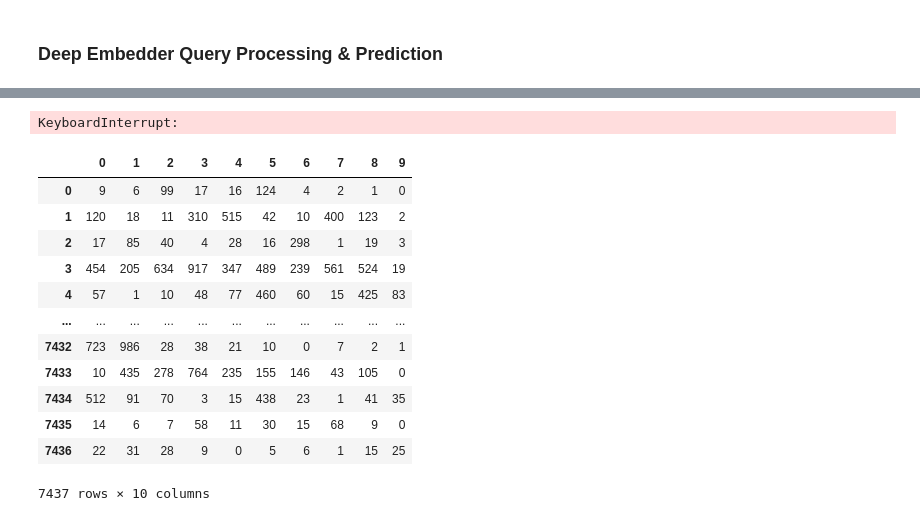
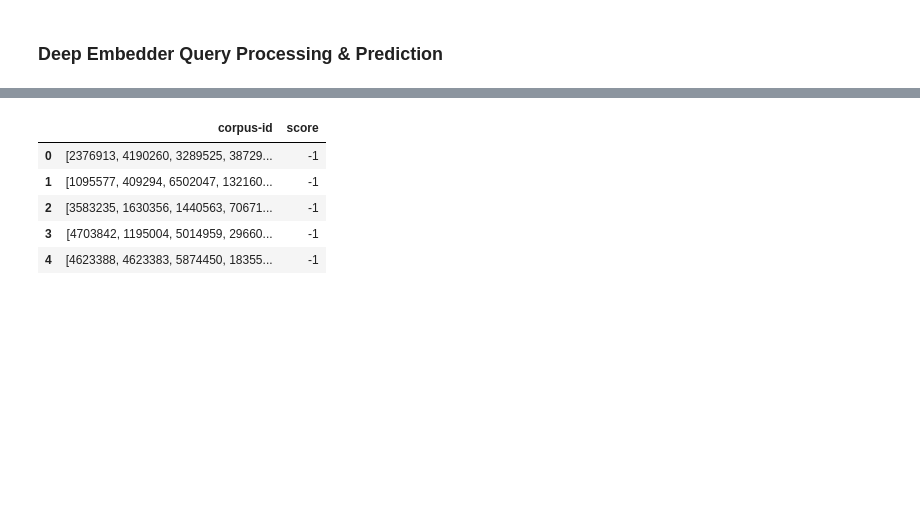
Before and after one commit to DIS-InfoExplorers/Project-1, a Jupyter notebook: Official.ipynb, the cells around one changed output, grey strips where cells are left out. Saved outputs shown, nothing was run; the diff lists cells and outputs as text; code cells hidden in the pictures; blank space fills up the shorter version.

Commit message:
Submission ready, .7 score

```diff
--- a/Official.ipynb
+++ b/Official.ipynb
@@ -418,23 +398,18 @@ VECTORIZED_CORPUS.head()
 # %%
 top10 = deep_predict_documents(top_large_k, deep_vectors, VECTORIZED_CORPUS)
-top10
+top10 = pd.DataFrame(top10)
-# %% [output]
-KeyboardInterrupt:
 # %%
-result = pd.DataFrame(top10)
-result = result.apply(lambda x: corpus.index.values[x])
-result
+result = pd.DataFrame(columns=['corpus-id', 'score'])
+
+for i in range(top10.shape[0]):
+    new_top = [top_large_k[i][top10.iloc[i]].tolist()]
+    result.loc[i] = new_top + [-1]
+
+result.head()
 # %% [output]
-|  | 0 | 1 | 2 | 3 | 4 | 5 | 6 | 7 | 8 | 9 |
-| 0 | 9 | 6 | 99 | 17 | 16 | 124 | 4 | 2 | 1 | 0 |
-| 1 | 120 | 18 | 11 | 310 | 515 | 42 | 10 | 400 | 123 | 2 |
-| 2 | 17 | 85 | 40 | 4 | 28 | 16 | 298 | 1 | 19 | 3 |
-| 3 | 454 | 205 | 634 | 917 | 347 | 489 | 239 | 561 | 524 | 19 |
-| 4 | 57 | 1 | 10 | 48 | 77 | 460 | 60 | 15 | 425 | 83 |
-| ... | ... | ... | ... | ... | ... | ... | ... | ... | ... | ... |
-| 7432 | 723 | 986 | 28 | 38 | 21 | 10 | 0 | 7 | 2 | 1 |
-| 7433 | 10 | 435 | 278 | 764 | 235 | 155 | 146 | 43 | 105 | 0 |
-| 7434 | 512 | 91 | 70 | 3 | 15 | 438 | 23 | 1 | 41 | 35 |
-| 7435 | 14 | 6 | 7 | 58 | 11 | 30 | 15 | 68 | 9 | 0 |
-| 7436 | 22 | 31 | 28 | 9 | 0 | 5 | 6 | 1 | 15 | 25 |
+|  | corpus-id | score |
+| 0 | [2376913, 4190260, 3289525, 38729... | -1 |
+| 1 | [1095577, 409294, 6502047, 132160... | -1 |
+| 2 | [3583235, 1630356, 1440563, 70671... | -1 |
+| 3 | [4703842, 1195004, 5014959, 29660... | -1 |
+| 4 | [4623388, 4623383, 5874450, 18355... | -1 |
-7437 rows × 10 columns
```
Also changed, not shown: parts of 6 cells of this notebook, 1 other file.
